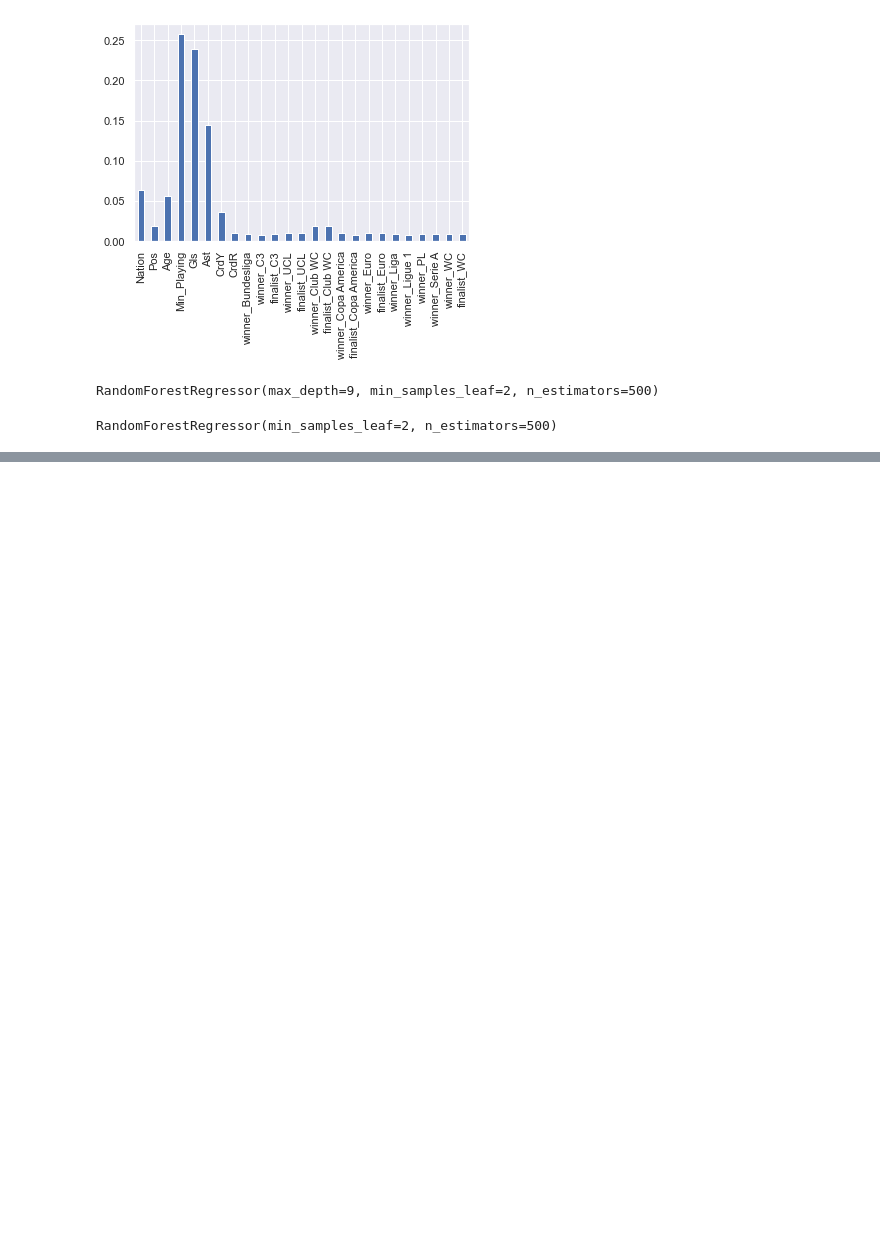
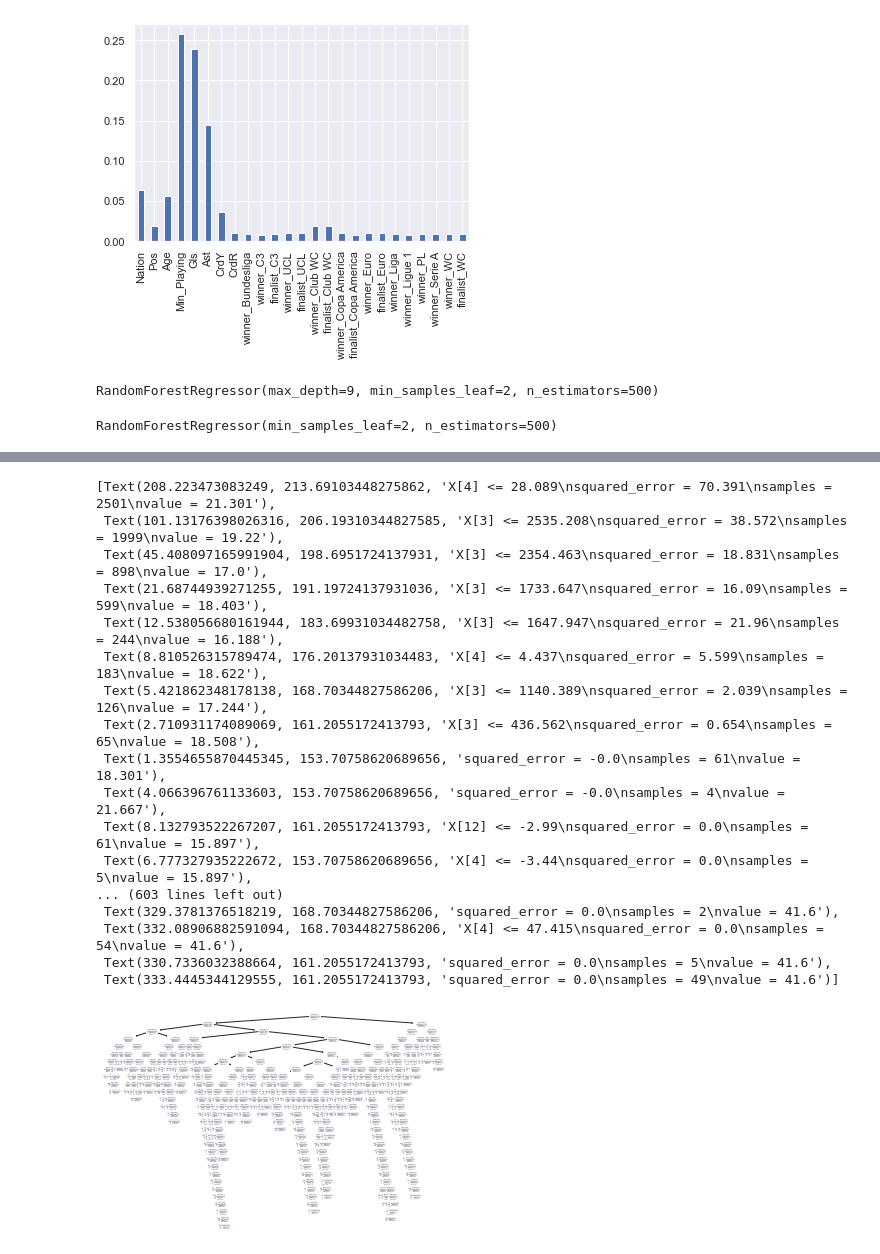
Before and after one commit to cmmm976/Ballond-OrPrediction, a Jupyter notebook: src/predict_top_3_scores.ipynb, the cells around one changed output, grey strips where cells are left out. Cells and saved outputs as stored; diff of their text form; code cells hidden in the pictures; blank space fills up the shorter version.

```diff
--- a/src/predict_top_3_scores.ipynb
+++ b/src/predict_top_3_scores.ipynb
@@ -263,0 +300,21 @@ Validation RMSE : 3.638310531266788 (17.08062219268232% of the mean)
+# %%
+tree.plot_tree(tree.DecisionTreeRegressor().fit(X_train_augmented,y_train_augmented))
+# %% [output]
+[Text(208.223473083249, 213.69103448275862, 'X[4] <= 28.089\nsquared_error = 70.391\nsamples = 2501\nvalue = 21.301'),
+ Text(101.13176398026316, 206.19310344827585, 'X[3] <= 2535.208\nsquared_error = 38.572\nsamples = 1999\nvalue = 19.22'),
+ Text(45.408097165991904, 198.6951724137931, 'X[3] <= 2354.463\nsquared_error = 18.831\nsamples = 898\nvalue = 17.0'),
+ Text(21.68744939271255, 191.19724137931036, 'X[3] <= 1733.647\nsquared_error = 16.09\nsamples = 599\nvalue = 18.403'),
+ Text(12.538056680161944, 183.69931034482758, 'X[3] <= 1647.947\nsquared_error = 21.96\nsamples = 244\nvalue = 16.188'),
+ Text(8.810526315789474, 176.20137931034483, 'X[4] <= 4.437\nsquared_error = 5.599\nsamples = 183\nvalue = 18.622'),
+ Text(5.421862348178138, 168.70344827586206, 'X[3] <= 1140.389\nsquared_error = 2.039\nsamples = 126\nvalue = 17.244'),
+ Text(2.710931174089069, 161.2055172413793, 'X[3] <= 436.562\nsquared_error = 0.654\nsamples = 65\nvalue = 18.508'),
+ Text(1.3554655870445345, 153.70758620689656, 'squared_error = -0.0\nsamples = 61\nvalue = 18.301'),
+ Text(4.066396761133603, 153.70758620689656, 'squared_error = -0.0\nsamples = 4\nvalue = 21.667'),
+ Text(8.132793522267207, 161.2055172413793, 'X[12] <= -2.99\nsquared_error = 0.0\nsamples = 61\nvalue = 15.897'),
+ Text(6.777327935222672, 153.70758620689656, 'X[4] <= -3.44\nsquared_error = 0.0\nsamples = 5\nvalue = 15.897'),
+... (603 lines left out)
+ Text(329.3781376518219, 168.70344827586206, 'squared_error = 0.0\nsamples = 2\nvalue = 41.6'),
+ Text(332.08906882591094, 168.70344827586206, 'X[4] <= 47.415\nsquared_error = 0.0\nsamples = 54\nvalue = 41.6'),
+ Text(330.7336032388664, 161.2055172413793, 'squared_error = 0.0\nsamples = 5\nvalue = 41.6'),
+ Text(333.4445344129555, 161.2055172413793, 'squared_error = 0.0\nsamples = 49\nvalue = 41.6')]
+[figure, added]
```
Also changed, not shown: parts of 18 cells of this notebook.
